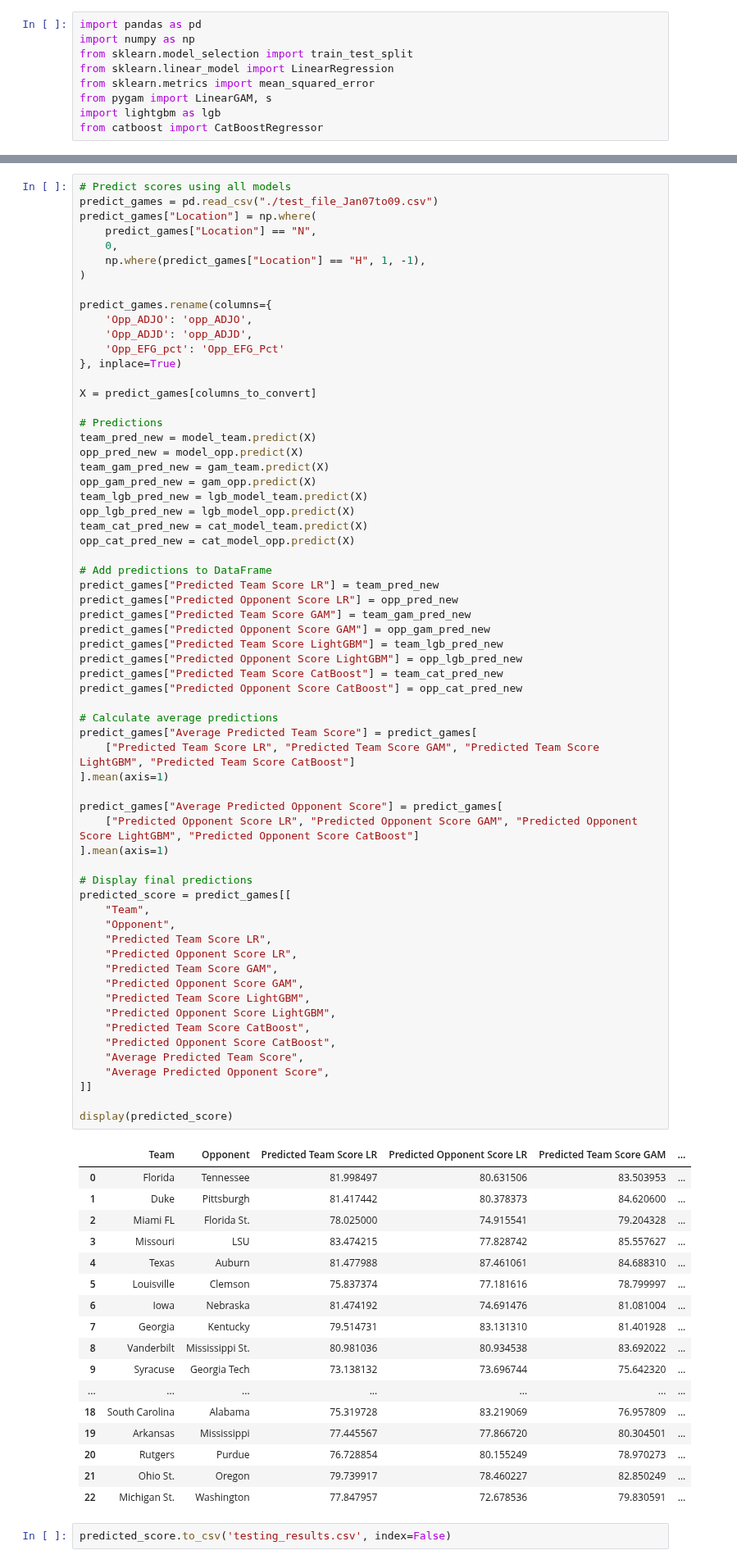
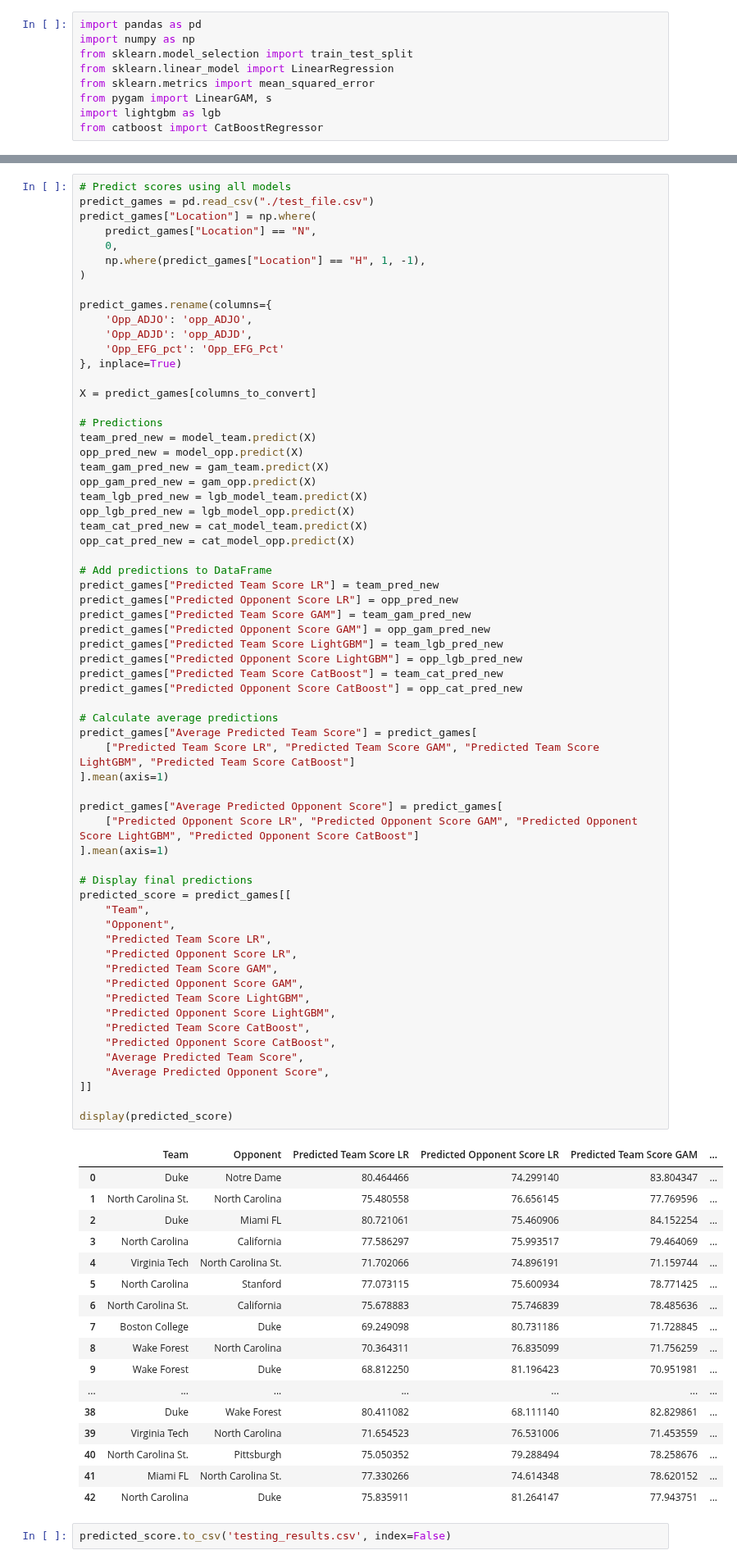
Before and after one commit to visheshgupta19/Stats_competition-, a Jupyter notebook: catBoost.ipynb, the cells around one changed output, grey strips where cells are left out. Shown at 82% size. Saved outputs shown, nothing was run; the diff lists cells and outputs as text.

```diff
--- a/catBoost.ipynb
+++ b/catBoost.ipynb
@@ -173,6 +173,6 @@ Opponent Score Accuracy (CatBoost): 66.60%
 # %%
 # Predict scores using all models
-predict_games = pd.read_csv("./test_file_Jan07to09.csv")
+predict_games = pd.read_csv("./test_file.csv")
 predict_games["Location"] = np.where(
     predict_games["Location"] == "N",
     0,
@@ -208,49 +208,49 @@ predict_games["Predicted Team Score CatBoost"] = team_cat_pred_new
 predict_games["Predicted Opponent Score CatBoost"] = opp_cat_pred_new
 
 # Calculate average predictions
 predict_games["Average Predicted Team Score"] = predict_games[
     ["Predicted Team Score LR", "Predicted Team Score GAM", "Predicted Team Score LightGBM", "Predicted Team Score CatBoost"]
 ].mean(axis=1)
 
 predict_games["Average Predicted Opponent Score"] = predict_games[
     ["Predicted Opponent Score LR", "Predicted Opponent Score GAM", "Predicted Opponent Score LightGBM", "Predicted Opponent Score CatBoost"]
 ].mean(axis=1)
 
 # Display final predictions
 predicted_score = predict_games[[
     "Team",
     "Opponent",
     "Predicted Team Score LR",
     "Predicted Opponent Score LR",
     "Predicted Team Score GAM",
     "Predicted Opponent Score GAM",
     "Predicted Team Score LightGBM",
     "Predicted Opponent Score LightGBM",
     "Predicted Team Score CatBoost",
     "Predicted Opponent Score CatBoost",
     "Average Predicted Team Score",
     "Average Predicted Opponent Score",
 ]]
 
 display(predicted_score)
 # %% [output]
 |  | Team | Opponent | Predicted Team Score LR | Predicted Opponent Score LR | Predicted Team Score GAM | ... |
-| 0 | Florida | Tennessee | 81.998497 | 80.631506 | 83.503953 | ... |
-| 1 | Duke | Pittsburgh | 81.417442 | 80.378373 | 84.620600 | ... |
-| 2 | Miami FL | Florida St. | 78.025000 | 74.915541 | 79.204328 | ... |
-| 3 | Missouri | LSU | 83.474215 | 77.828742 | 85.557627 | ... |
-| 4 | Texas | Auburn | 81.477988 | 87.461061 | 84.688310 | ... |
-| 5 | Louisville | Clemson | 75.837374 | 77.181616 | 78.799997 | ... |
-| 6 | Iowa | Nebraska | 81.474192 | 74.691476 | 81.081004 | ... |
-| 7 | Georgia | Kentucky | 79.514731 | 83.131310 | 81.401928 | ... |
-| 8 | Vanderbilt | Mississippi St. | 80.981036 | 80.934538 | 83.692022 | ... |
-| 9 | Syracuse | Georgia Tech | 73.138132 | 73.696744 | 75.642320 | ... |
+| 0 | Duke | Notre Dame | 80.464466 | 74.299140 | 83.804347 | ... |
+| 1 | North Carolina St. | North Carolina | 75.480558 | 76.656145 | 77.769596 | ... |
+| 2 | Duke | Miami FL | 80.721061 | 75.460906 | 84.152254 | ... |
+| 3 | North Carolina | California | 77.586297 | 75.993517 | 79.464069 | ... |
+| 4 | Virginia Tech | North Carolina St. | 71.702066 | 74.896191 | 71.159744 | ... |
+| 5 | North Carolina | Stanford | 77.073115 | 75.600934 | 78.771425 | ... |
+| 6 | North Carolina St. | California | 75.678883 | 75.746839 | 78.485636 | ... |
+| 7 | Boston College | Duke | 69.249098 | 80.731186 | 71.728845 | ... |
+| 8 | Wake Forest | North Carolina | 70.364311 | 76.835099 | 71.756259 | ... |
+| 9 | Wake Forest | Duke | 68.812250 | 81.196423 | 70.951981 | ... |
 | ... | ... | ... | ... | ... | ... | ... |
-| 18 | South Carolina | Alabama | 75.319728 | 83.219069 | 76.957809 | ... |
-| 19 | Arkansas | Mississippi | 77.445567 | 77.866720 | 80.304501 | ... |
-| 20 | Rutgers | Purdue | 76.728854 | 80.155249 | 78.970273 | ... |
-| 21 | Ohio St. | Oregon | 79.739917 | 78.460227 | 82.850249 | ... |
-| 22 | Michigan St. | Washington | 77.847957 | 72.678536 | 79.830591 | ... |
+| 38 | Duke | Wake Forest | 80.411082 | 68.111140 | 82.829861 | ... |
+| 39 | Virginia Tech | North Carolina | 71.654523 | 76.531006 | 71.453559 | ... |
+| 40 | North Carolina St. | Pittsburgh | 75.050352 | 79.288494 | 78.258676 | ... |
+| 41 | Miami FL | North Carolina St. | 77.330266 | 74.614348 | 78.620152 | ... |
+| 42 | North Carolina | Duke | 75.835911 | 81.264147 | 77.943751 | ... |
 # %%
 predicted_score.to_csv('testing_results.csv', index=False)
 # %%
```
Also changed, not shown: parts of 3 cells of this notebook.
